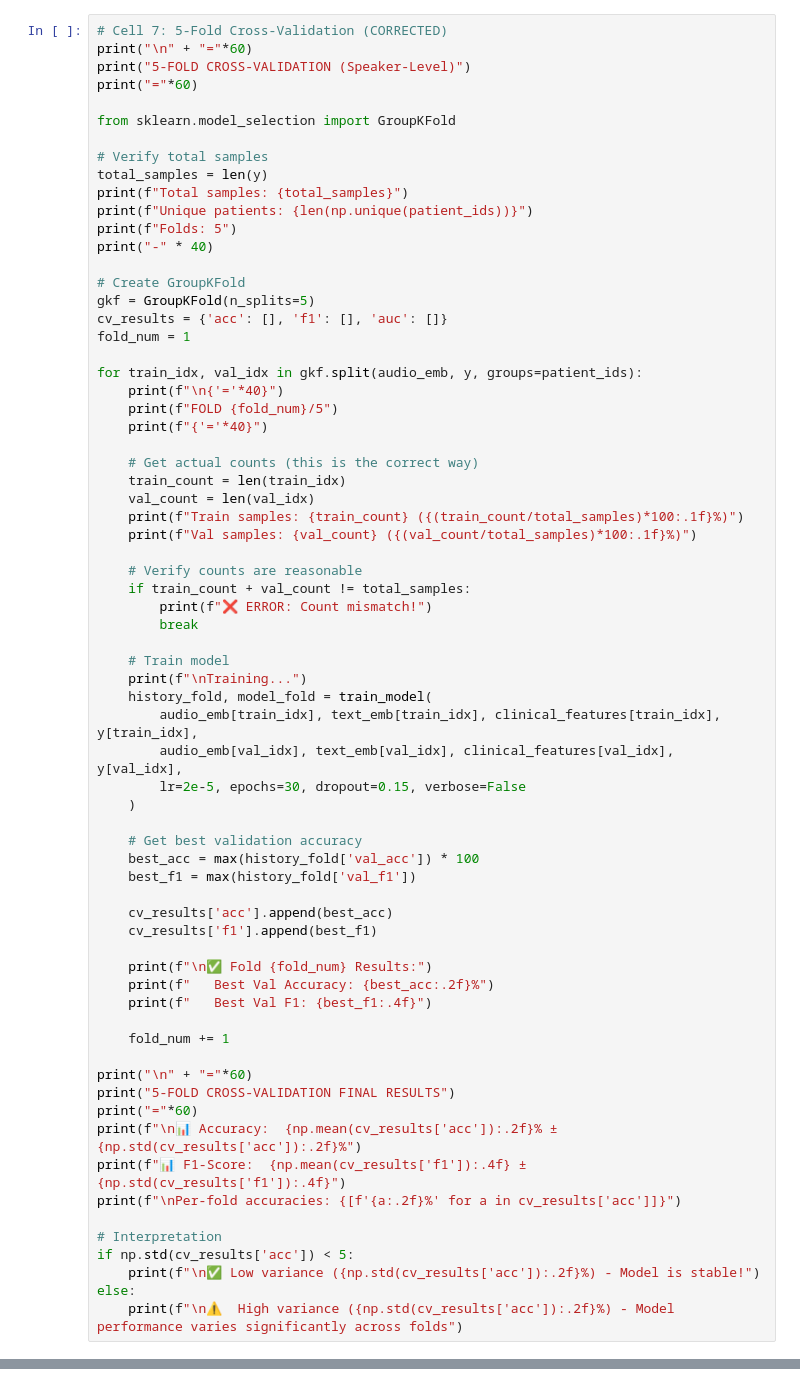
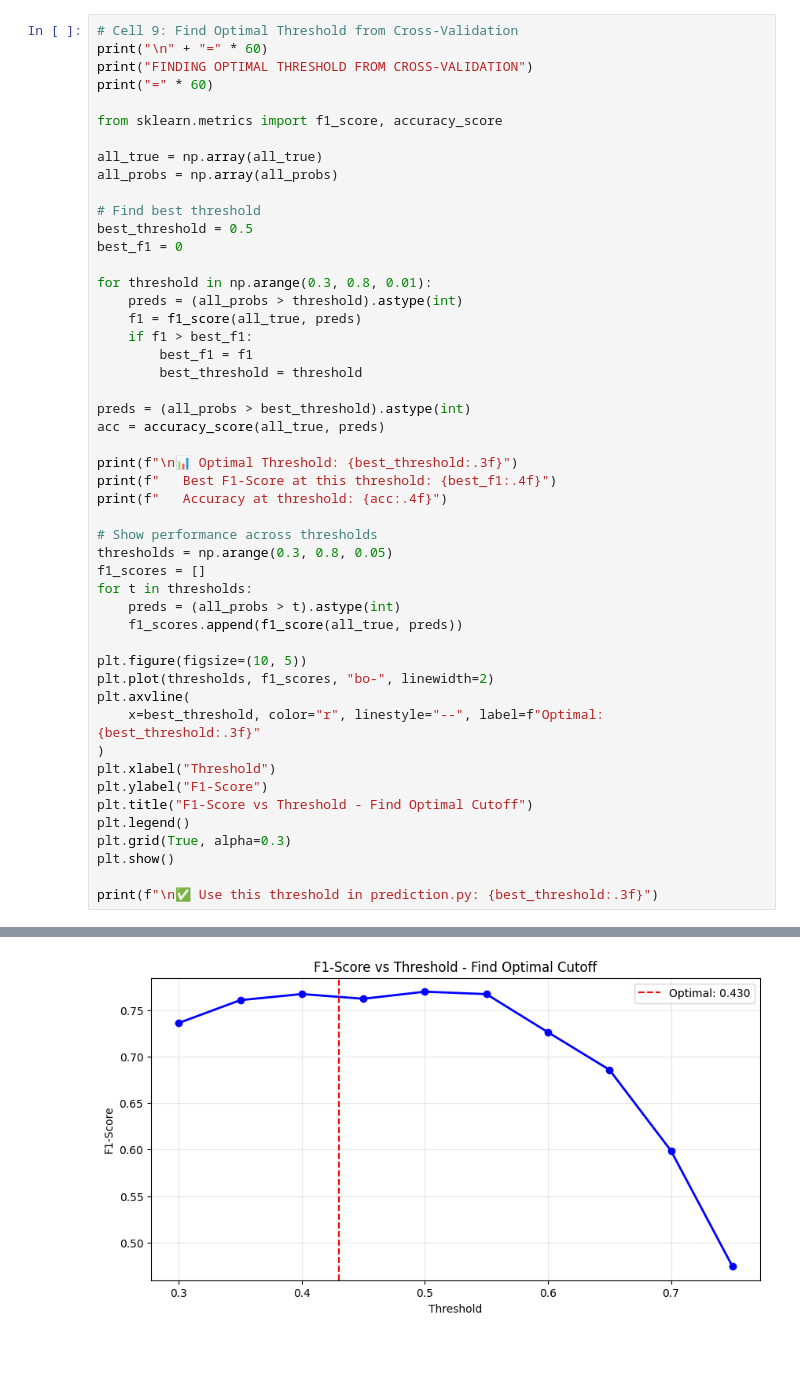
Before and after one commit to VikasPatil64/alzheimers-speech-detection, a Jupyter notebook: notebooks/final.ipynb, the cells around one changed output, grey strips where cells are left out. Drawn from its saved outputs; the diff is of its cells as text; blank space fills up the shorter version.

```diff
--- a/notebooks/final.ipynb
+++ b/notebooks/final.ipynb
@@ -709,71 +766,51 @@ print(f"\n📊 Best Validation Accuracy: {max(history['val_acc'])*100:.2f}%")
 # %%
-# Cell 7: 5-Fold Cross-Validation (CORRECTED)
-print("\n" + "="*60)
-print("5-FOLD CROSS-VALIDATION (Speaker-Level)")
-print("="*60)
+# Cell 9: Find Optimal Threshold from Cross-Validation
+print("\n" + "=" * 60)
+print("FINDING OPTIMAL THRESHOLD FROM CROSS-VALIDATION")
+print("=" * 60)
 
-from sklearn.model_selection import GroupKFold
+from sklearn.metrics import f1_score, accuracy_score
 
-# Verify total samples
-total_samples = len(y)
-print(f"Total samples: {total_samples}")
-print(f"Unique patients: {len(np.unique(patient_ids))}")
-print(f"Folds: 5")
-print("-" * 40)
+all_true = np.array(all_true)
+all_probs = np.array(all_probs)
 
-# Create GroupKFold
-gkf = GroupKFold(n_splits=5)
-cv_results = {'acc': [], 'f1': [], 'auc': []}
-fold_num = 1
+# Find best threshold
+best_threshold = 0.5
+best_f1 = 0
 
-for train_idx, val_idx in gkf.split(audio_emb, y, groups=patient_ids):
-    print(f"\n{'='*40}")
-    print(f"FOLD {fold_num}/5")
-    print(f"{'='*40}")
+for threshold in np.arange(0.3, 0.8, 0.01):
+    preds = (all_probs > threshold).astype(int)
+    f1 = f1_score(all_true, preds)
+    if f1 > best_f1:
+        best_f1 = f1
+        best_threshold = threshold
 
-    # Get actual counts (this is the correct way)
-    train_count = len(train_idx)
-    val_count = len(val_idx)
-    print(f"Train samples: {train_count} ({(train_count/total_samples)*100:.1f}%)")
-    print(f"Val samples: {val_count} ({(val_count/total_samples)*100:.1f}%)")
+preds = (all_probs > best_threshold).astype(int)
+acc = accuracy_score(all_true, preds)
 
-    # Verify counts are reasonable
-    if train_count + val_count != total_samples:
-        print(f"❌ ERROR: Count mismatch!")
-        break
+print(f"\n📊 Optimal Threshold: {best_threshold:.3f}")
+print(f"   Best F1-Score at this threshold: {best_f1:.4f}")
+print(f"   Accuracy at threshold: {acc:.4f}")
 
-    # Train model
-    print(f"\nTraining...")
-    history_fold, model_fold = train_model(
-        audio_emb[train_idx], text_emb[train_idx], clinical_features[train_idx], y[train_idx],
-        audio_emb[val_idx], text_emb[val_idx], clinical_features[val_idx], y[val_idx],
-        lr=2e-5, epochs=30, dropout=0.15, verbose=False
-    )
+# Show performance across thresholds
+thresholds = np.arange(0.3, 0.8, 0.05)
+f1_scores = []
+for t in thresholds:
+    preds = (all_probs > t).astype(int)
+    f1_scores.append(f1_score(all_true, preds))
 
-    # Get best validation accuracy
-    best_acc = max(history_fold['val_acc']) * 100
-    best_f1 = max(history_fold['val_f1'])
+plt.figure(figsize=(10, 5))
+plt.plot(thresholds, f1_scores, "bo-", linewidth=2)
+plt.axvline(
+    x=best_threshold, color="r", linestyle="--", label=f"Optimal: {best_threshold:.3f}"
+)
+plt.xlabel("Threshold")
+plt.ylabel("F1-Score")
+plt.title("F1-Score vs Threshold - Find Optimal Cutoff")
+plt.legend()
+plt.grid(True, alpha=0.3)
+plt.show()
 
-    cv_results['acc'].append(best_acc)
-    cv_results['f1'].append(best_f1)
-
-    print(f"\n✅ Fold {fold_num} Results:")
-    print(f"   Best Val Accuracy: {best_acc:.2f}%")
-    print(f"   Best Val F1: {best_f1:.4f}")
-
-    fold_num += 1
-
-print("\n" + "="*60)
-print("5-FOLD CROSS-VALIDATION FINAL RESULTS")
-print("="*60)
-print(f"\n📊 Accuracy:  {np.mean(cv_results['acc']):.2f}% ± {np.std(cv_results['acc']):.2f}%")
-print(f"📊 F1-Score:  {np.mean(cv_results['f1']):.4f} ± {np.std(cv_results['f1']):.4f}")
-print(f"\nPer-fold accuracies: {[f'{a:.2f}%' for a in cv_results['acc']]}")
-
-# Interpretation
-if np.std(cv_results['acc']) < 5:
-    print(f"\n✅ Low variance ({np.std(cv_results['acc']):.2f}%) - Model is stable!")
-else:
-    print(f"\n⚠️  High variance ({np.std(cv_results['acc']):.2f}%) - Model performance varies significantly across folds")
+print(f"\n✅ Use this threshold in prediction.py: {best_threshold:.3f}")
 # %% [output]
 ============================================================
@@ -795,0 +823 @@ Per-fold accuracies: ['80.68%', '79.55%', '82.95%', '82.95%', '78.16%']
+[figure, added]
```
Also changed, not shown: parts of 15 cells of this notebook.
